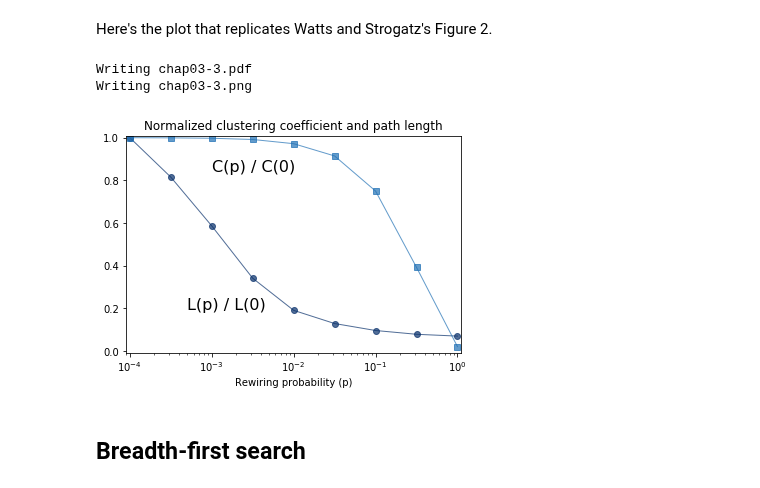
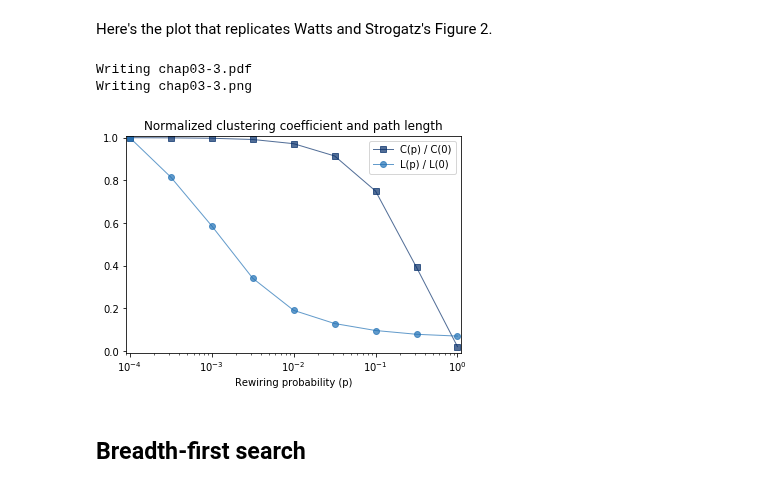
Before and after one commit to AllenDowney/ThinkComplexity2, a Jupyter notebook: code/chap03soln.ipynb, the cells around one changed output. Cells and saved outputs as stored; diff of their text form; code cells hidden in the pictures.

```diff
--- a/code/chap03soln.ipynb
+++ b/code/chap03soln.ipynb
@@ -399,0 +398,2 @@ print(C)
+# %%
+L, C = np.transpose(res)
@@ -405,19 +415,17 @@ C = np.array(C) / C[0]
 # %% [markdown]
 Here's the plot that replicates Watts and Strogatz's Figure 2.
 # %%
-thinkplot.plot(ps, L, style='o-', linewidth=1)
-thinkplot.plot(ps, C, style='s-', linewidth=1)
-thinkplot.text(0.001, 0.9, 'C(p) / C(0)')
-thinkplot.text(0.0005, 0.25, 'L(p) / L(0)')
+thinkplot.plot(ps, C, 's-', linewidth=1, label='C(p) / C(0)')
+thinkplot.plot(ps, L, 'o-', linewidth=1, label='L(p) / L(0)')
 thinkplot.config(xlabel='Rewiring probability (p)', xscale='log',
                  title='Normalized clustering coefficient and path length',
                  xlim=[0.00009, 1.1], ylim=[-0.01, 1.01])
 
 thinkplot.save('chap03-3', clf=False)
 # %% [output]
 Writing chap03-3.pdf
 Writing chap03-3.png
-[figure, old version]
+[figure, new version]
 # %% [markdown]
 ## Breadth-first search
 # %% [markdown]
```
Also changed, not shown: parts of 16 cells of this notebook, 1 other file.
